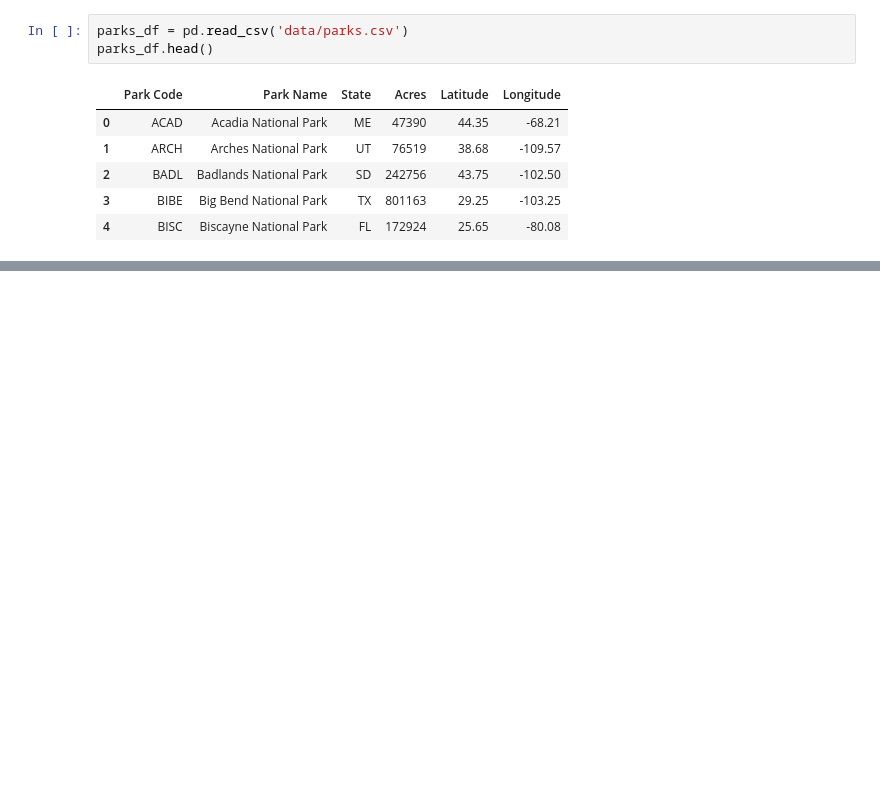
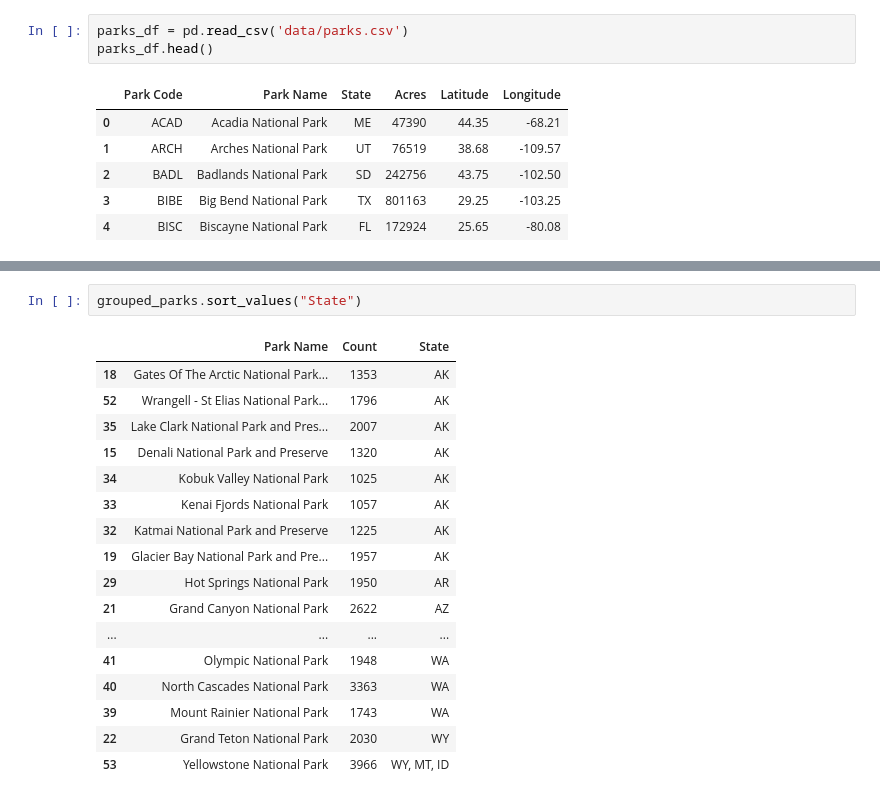
Before and after one commit to Chris-Quan/Biodiversity-in-National-Parks, a Jupyter notebook: main.ipynb, the cells around one changed output, grey strips where cells are left out. Drawn from its saved outputs; the diff is of its cells as text; blank space fills up the shorter version.

```diff
--- a/main.ipynb
+++ b/main.ipynb
@@ -62,0 +84,20 @@ uPark_df = observations_df.apply(lambda x: )
+# %%
+grouped_parks.sort_values("State")
+# %% [output]
+|  | Park Name | Count | State |
+| 18 | Gates Of The Arctic National Park... | 1353 | AK |
+| 52 | Wrangell - St Elias National Park... | 1796 | AK |
+| 35 | Lake Clark National Park and Pres... | 2007 | AK |
+| 15 | Denali National Park and Preserve | 1320 | AK |
+| 34 | Kobuk Valley National Park | 1025 | AK |
+| 33 | Kenai Fjords National Park | 1057 | AK |
+| 32 | Katmai National Park and Preserve | 1225 | AK |
+| 19 | Glacier Bay National Park and Pre... | 1957 | AK |
+| 29 | Hot Springs National Park | 1950 | AR |
+| 21 | Grand Canyon National Park | 2622 | AZ |
+| ... | ... | ... | ... |
+| 41 | Olympic National Park | 1948 | WA |
+| 40 | North Cascades National Park | 3363 | WA |
+| 39 | Mount Rainier National Park | 1743 | WA |
+| 22 | Grand Teton National Park | 2030 | WY |
+| 53 | Yellowstone National Park | 3966 | WY, MT, ID |
```
Also changed, not shown: parts of 6 cells of this notebook.
